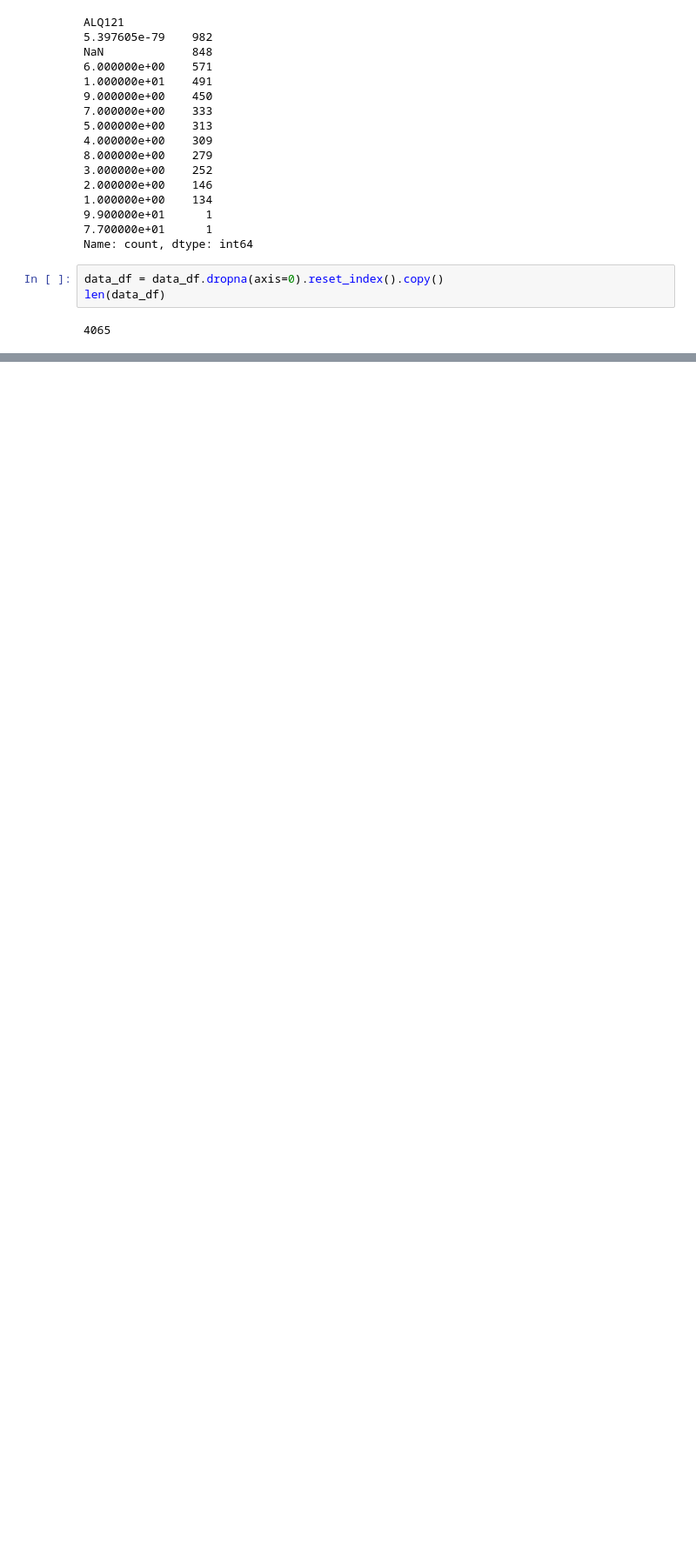
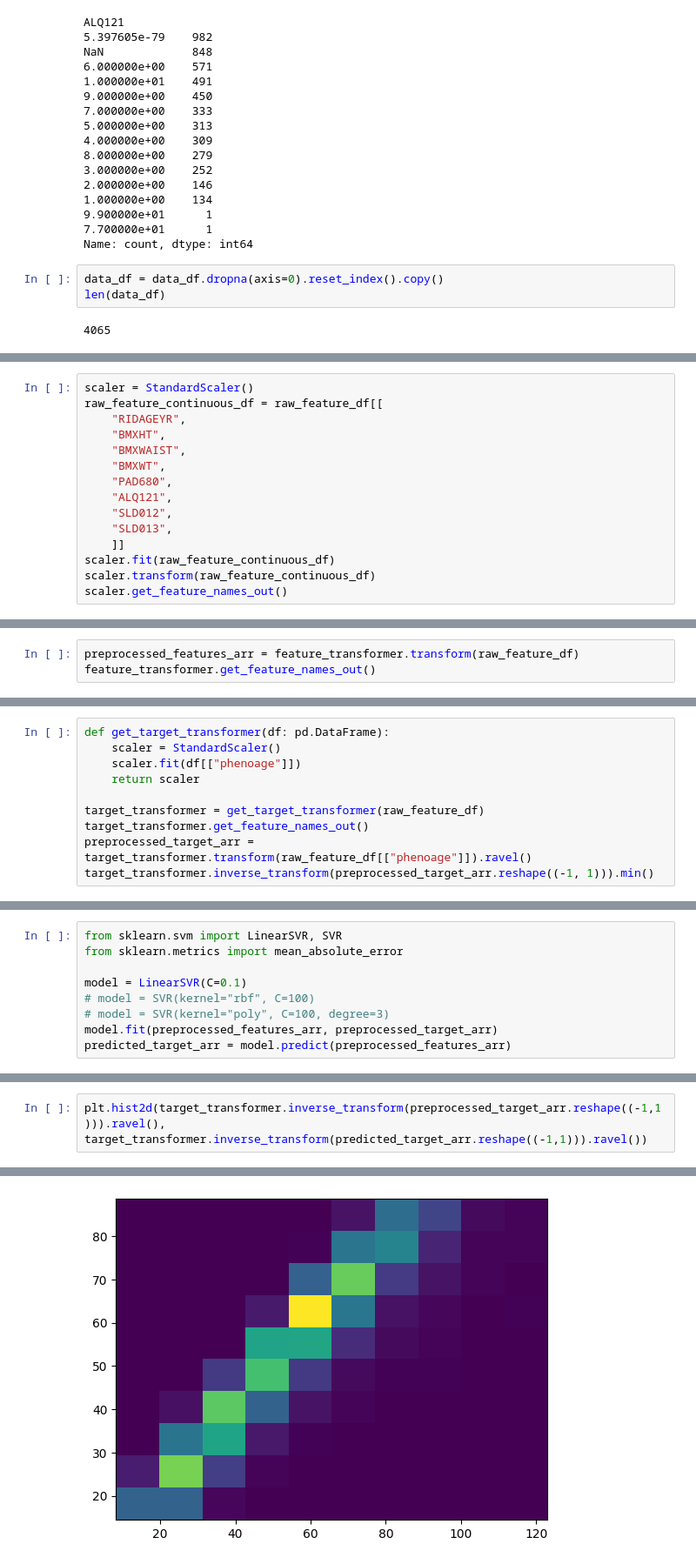
Before and after one commit to conradorg/biological-age-regression, a Jupyter notebook: notebooks/data-exploration-training.ipynb, the cells around one changed output, grey strips where cells are left out. Shown at 87% size. Drawn from its saved outputs; the diff is of its cells as text; blank space fills up the shorter version.

Commit message:
finalize data exploration and first model training

```diff
--- a/data-exploration/nhanes.ipynb
+++ b/notebooks/data-exploration-training.ipynb
@@ -516,0 +619,15 @@ def preprocess_features(df):
+# %%
+scaler = StandardScaler()
+raw_feature_continuous_df = raw_feature_df[[
+    "RIDAGEYR",
+    "BMXHT",
+    "BMXWAIST",
+    "BMXWT",
+    "PAD680",
+    "ALQ121",
+    "SLD012",
+    "SLD013",
+    ]]
+scaler.fit(raw_feature_continuous_df)
+scaler.transform(raw_feature_continuous_df)
+scaler.get_feature_names_out()
@@ -516,0 +663,3 @@ def preprocess_features(df):
+# %%
+preprocessed_features_arr = feature_transformer.transform(raw_feature_df)
+feature_transformer.get_feature_names_out()
@@ -516,0 +672,10 @@ def preprocess_features(df):
+# %%
+def get_target_transformer(df: pd.DataFrame):
+    scaler = StandardScaler()
+    scaler.fit(df[["phenoage"]])
+    return scaler
+
+target_transformer = get_target_transformer(raw_feature_df)
+target_transformer.get_feature_names_out()
+preprocessed_target_arr = target_transformer.transform(raw_feature_df[["phenoage"]]).ravel()
+target_transformer.inverse_transform(preprocessed_target_arr.reshape((-1, 1))).min()
@@ -516,0 +693,9 @@ def preprocess_features(df):
+# %%
+from sklearn.svm import LinearSVR, SVR
+from sklearn.metrics import mean_absolute_error
+
+model = LinearSVR(C=0.1)
+# model = SVR(kernel="rbf", C=100)
+# model = SVR(kernel="poly", C=100, degree=3)
+model.fit(preprocessed_features_arr, preprocessed_target_arr)
+predicted_target_arr = model.predict(preprocessed_features_arr)
@@ -516,0 +707,3 @@ def preprocess_features(df):
+# %%
+plt.hist2d(target_transformer.inverse_transform(preprocessed_target_arr.reshape((-1,1))).ravel(), target_transformer.inverse_transform(predicted_target_arr.reshape((-1,1))).ravel())
+# %% [output]
@@ -516,0 +727 @@ def preprocess_features(df):
+[figure, added]
```
Also changed, not shown: parts of 17 cells of this notebook.
